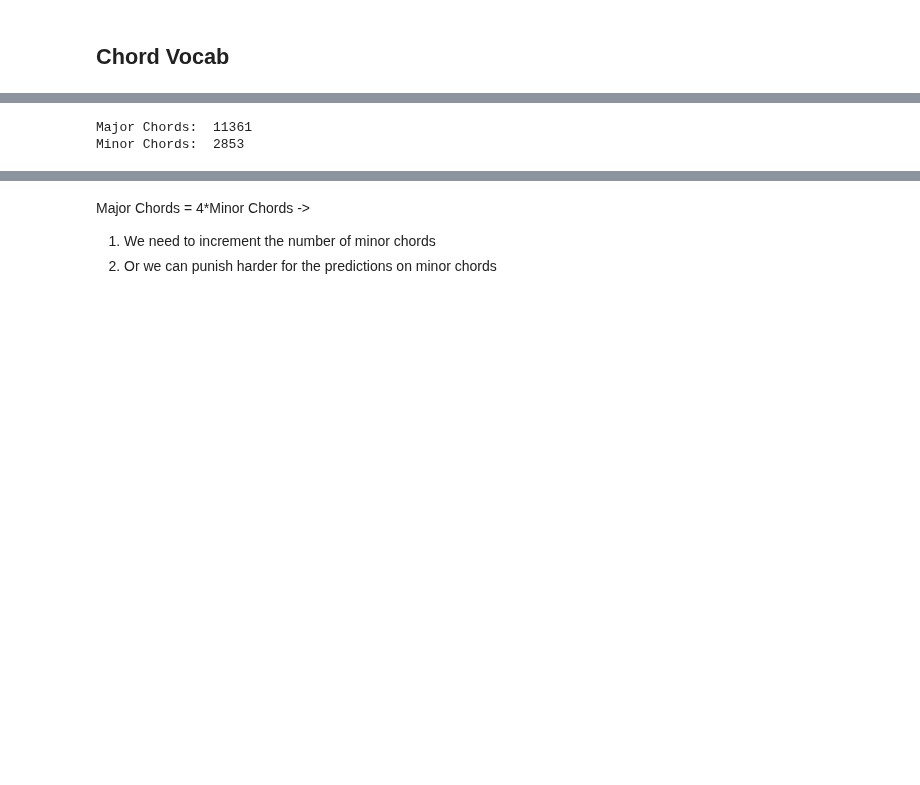
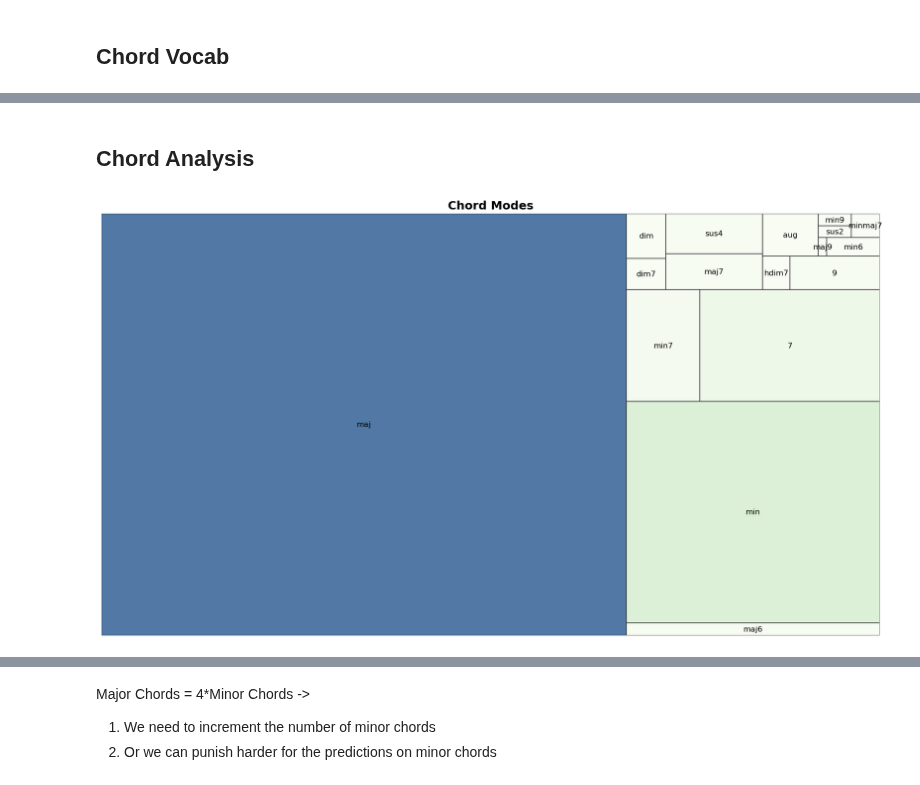
Before and after one commit to taslanidis/Audio-Chord-Recognition, a Jupyter notebook: Chord_Estimation.ipynb, the cells around one changed output, grey strips where cells are left out. Saved outputs shown, nothing was run; the diff lists cells and outputs as text; code cells hidden in the pictures; blank space fills up the shorter version.

```diff
--- a/Chord_Estimation.ipynb
+++ b/Chord_Estimation.ipynb
@@ -257,14 +257,2 @@ Unique Chords in our Dataset:  407
-# %%
-Major_Chords = 0
-Minor_Chords = 0
-
-for chord in Chords:
-    if chord.find('min') != -1:
-        Minor_Chords += Appearances[chord]
-    else:
-        Major_Chords += Appearances[chord]
-
-print ('Major Chords: ', Major_Chords, '\nMinor Chords: ', Minor_Chords)
-# %% [output]
-Major Chords:  11361
-Minor Chords:  2853
+# %% [markdown]
+## Chord Analysis
@@ -270,0 +295,20 @@ Minor Chords:  2853
+# %%
+import squarify
+import matplotlib
+
+my_values = [value for value in Mode_Library.values()]
+cmap = plt.cm.GnBu
+mini=min(my_values)
+maxi=max(my_values)
+
+norm = matplotlib.colors.Normalize(vmin=mini, vmax=maxi)
+colors = [cmap(norm(value)) for value in my_values]
+
+# Change color
+plt.figure(num=None, figsize=(18, 10), dpi=120, facecolor='w', edgecolor='k')
+squarify.plot(label=[key for key in Mode_Library.keys()], sizes=my_values, alpha=0.7, color=colors, bar_kwargs=dict(linewidth=1, edgecolor="#222222"))
+plt.title("Chord Modes",fontsize=15,fontweight="bold")
+plt.axis('off')
+plt.savefig('ChordModes.png')
+# %% [output]
+[figure, added]
```
Also changed, not shown: parts of 25 cells of this notebook.
